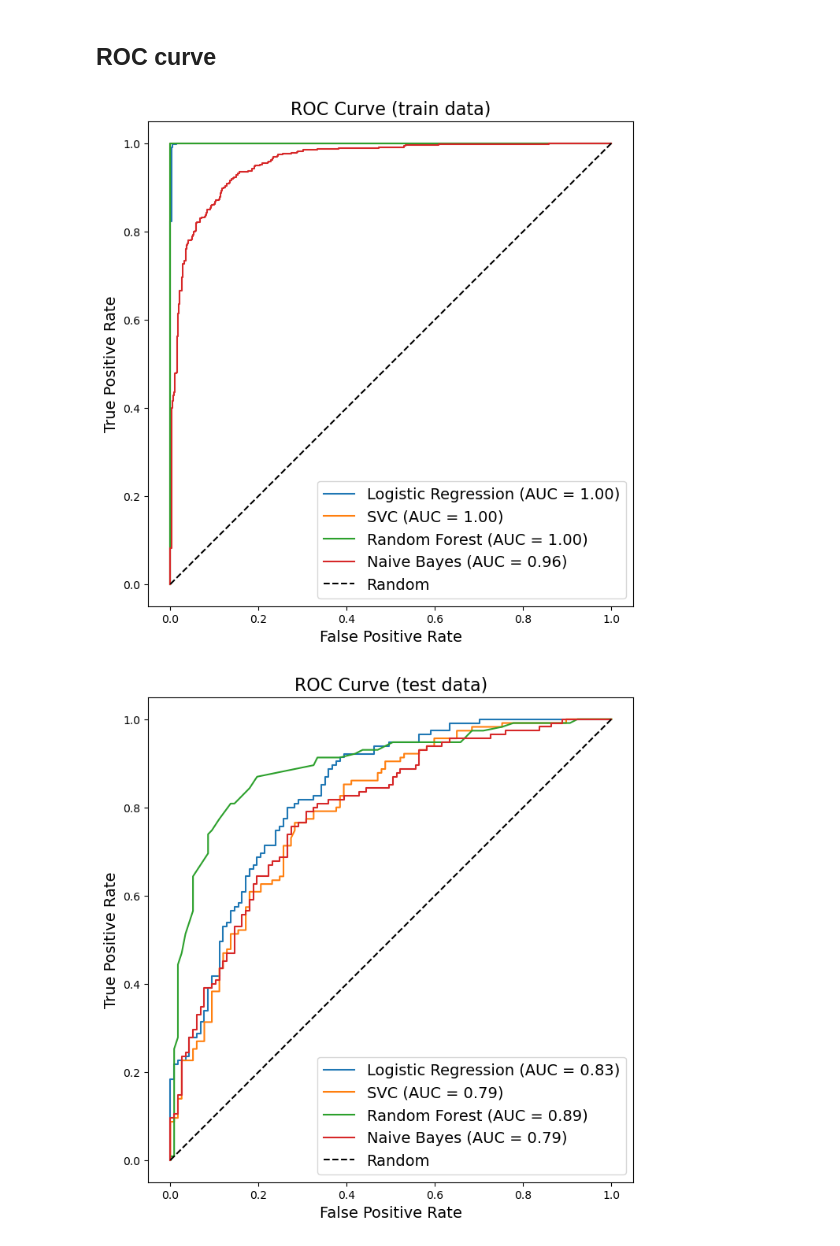
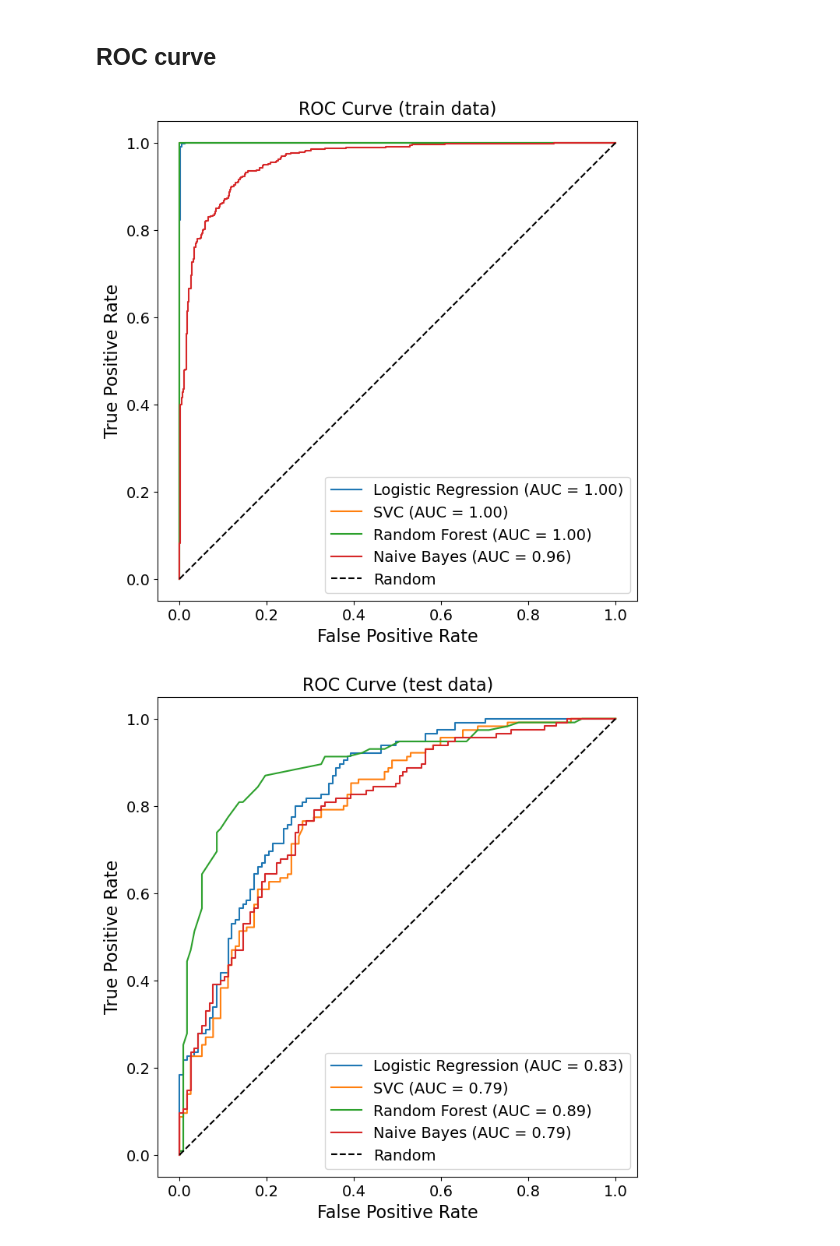
Before and after one commit to LeleVibrato/sb-code, a Jupyter notebook: em_classification.ipynb, the cells around one changed output. Drawn from its saved outputs; the diff is of its cells as text; code cells hidden in the pictures.

```diff
--- a/em_classification.ipynb
+++ b/em_classification.ipynb
@@ -353,36 +353,38 @@ Confusion Matrix:
 from sklearn.metrics import roc_curve, auc
 
 # function returns fpr, tpr and auc
 def get_roc_curve(model, test_data, test_labels):
     probabilities = model.predict_proba(test_data)[:, 1]
     fpr, tpr, _ = roc_curve(test_labels, probabilities)
     auc_score = auc(fpr, tpr)
     return fpr, tpr, auc_score
 
 # plot the roc curve
 def plot_roc_curve(models, model_names, test_data, test_labels, data_type='test'):
-    plt.figure(figsize=(12, 8))
+    plt.figure(figsize=(8, 8))
     for model, model_name in zip(models, model_names):
         fpr, tpr, auc_score = get_roc_curve(model, test_data, test_labels)
         plt.plot(fpr, tpr, label=f'{model_name} (AUC = {auc_score:.2f})')
     plt.plot([0, 1], [0, 1], 'k--', label='Random')
     # ratio set to 'equal' to ensure the aspect ratio is equal
     plt.gca().set_aspect('equal', adjustable='box')
-    plt.xlabel('False Positive Rate', fontsize=14)
-    plt.ylabel('True Positive Rate', fontsize=14)
+    plt.xlabel('False Positive Rate', fontsize=16)
+    plt.xticks(fontsize=14)
+    plt.yticks(fontsize=14)
+    plt.ylabel('True Positive Rate', fontsize=16)
     plt.title(f'ROC Curve ({data_type} data)', fontsize=16)
     plt.legend(fontsize=14)
     # save the plot
     if not os.path.exists('plots'):
         os.makedirs('plots')
-    plt.savefig(f'plots/roc_curve_{data_type}.png', dpi=300)
+    plt.savefig(f'plots/roc-curve-{data_type}.png', dpi=300)
     plt.show()
 
 # plot the roc curve
 models = [best_logreg_model, best_svc_model, best_rf_model, best_nb_model]
 model_names = ['Logistic Regression', 'SVC', 'Random Forest', 'Naive Bayes']
 plot_roc_curve(models, model_names, train_data, train_labels, data_type='train')
 plot_roc_curve(models, model_names, test_data, test_labels, data_type='test')
 # %% [output]
-[figure, old version]
+[figure, new version]
-[figure, old version]
+[figure, new version]
```
Also changed, not shown: parts of 2 cells of this notebook, 14 other files.
